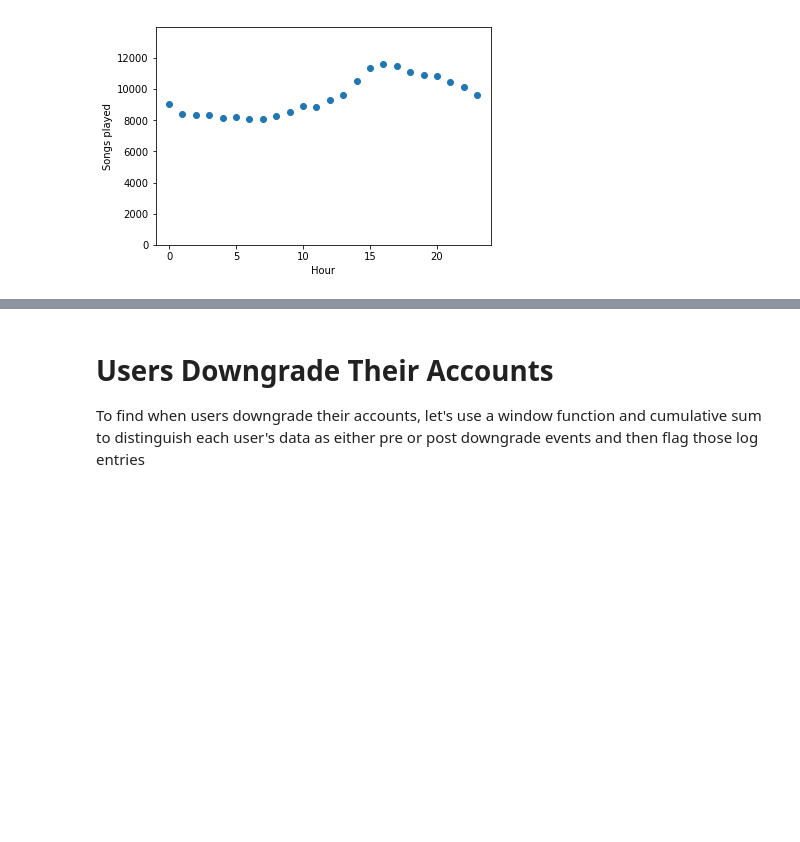
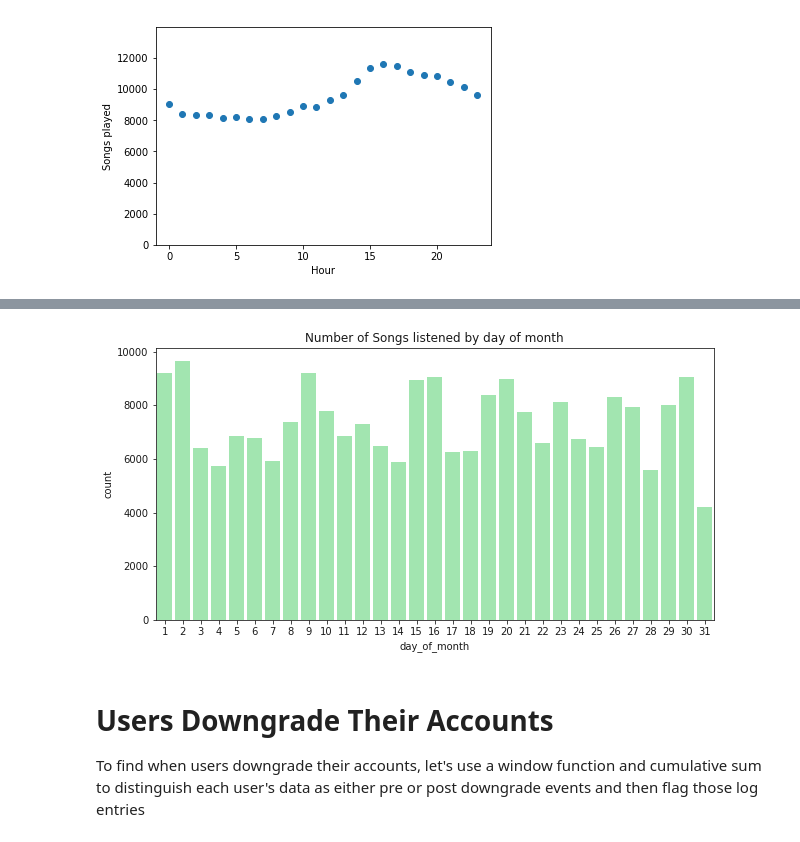
Before and after one commit to inmaugarc/DataScienceCapstone, a Jupyter notebook: Sparkify.ipynb, the cells around one changed output, grey strips where cells are left out. Saved outputs shown, nothing was run; the diff lists cells and outputs as text; code cells hidden in the pictures; blank space fills up the shorter version.

```diff
--- a/Sparkify.ipynb
+++ b/Sparkify.ipynb
@@ -528,3 +969,18 @@ plt.ylabel("Songs played");
+# %%
+# Now let's see if there are days when people listen more songs
+songs_in_days = df_valid.filter(df_valid.page == "NextSong").groupby(df_valid.day_of_month).count().orderBy(df_valid.day_of_month.cast("float"))
+# %%
+songs_in_days_pd = songs_in_days.toPandas()
+songs_in_days_pd.day_of_month = pd.to_numeric(songs_in_days_pd.day_of_month)
+# %%
+sns.set_color_codes("pastel")
+plt.figure(figsize=(10,5))
+sns.barplot(x='day_of_month', y='count', data=songs_in_days_pd, color="g")
+plt.title('Number of Songs listened by day of month')
+plt.ylabel('count');
+plt.savefig('df_number_songs_by_day_of_month.png')
+# %% [output]
+[figure, added]
 # %% [markdown]
 # Users Downgrade Their Accounts
 
```
Also changed, not shown: parts of 154 cells of this notebook.
